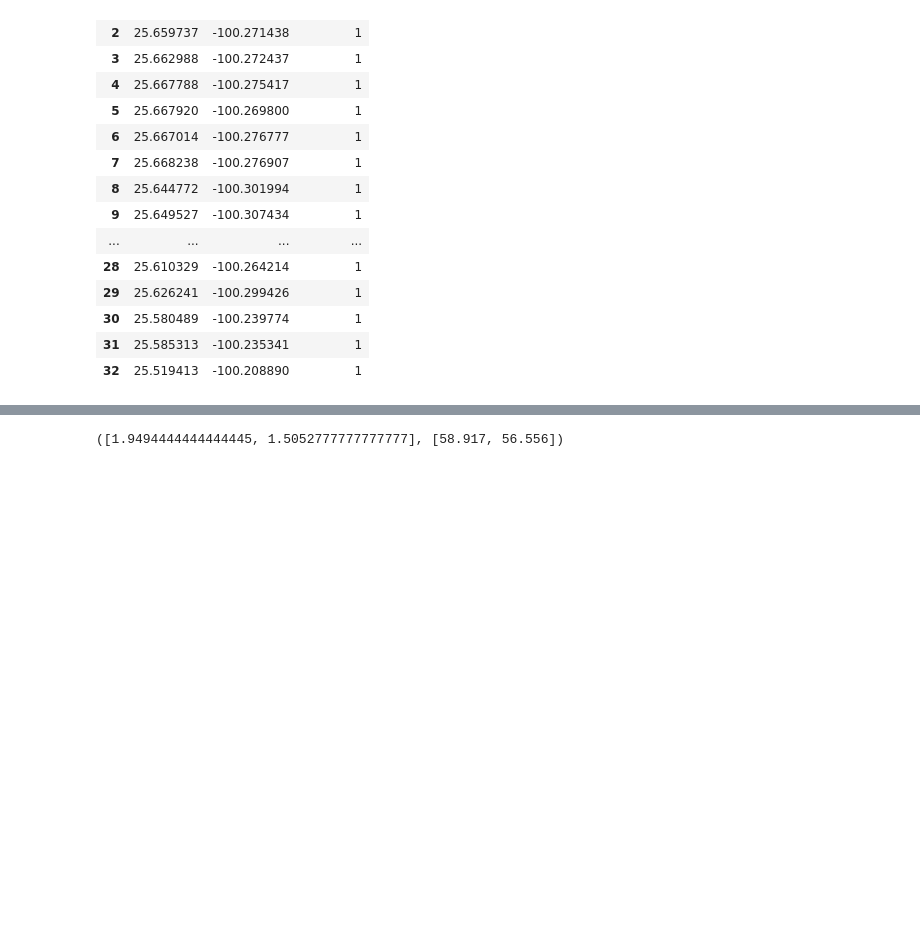
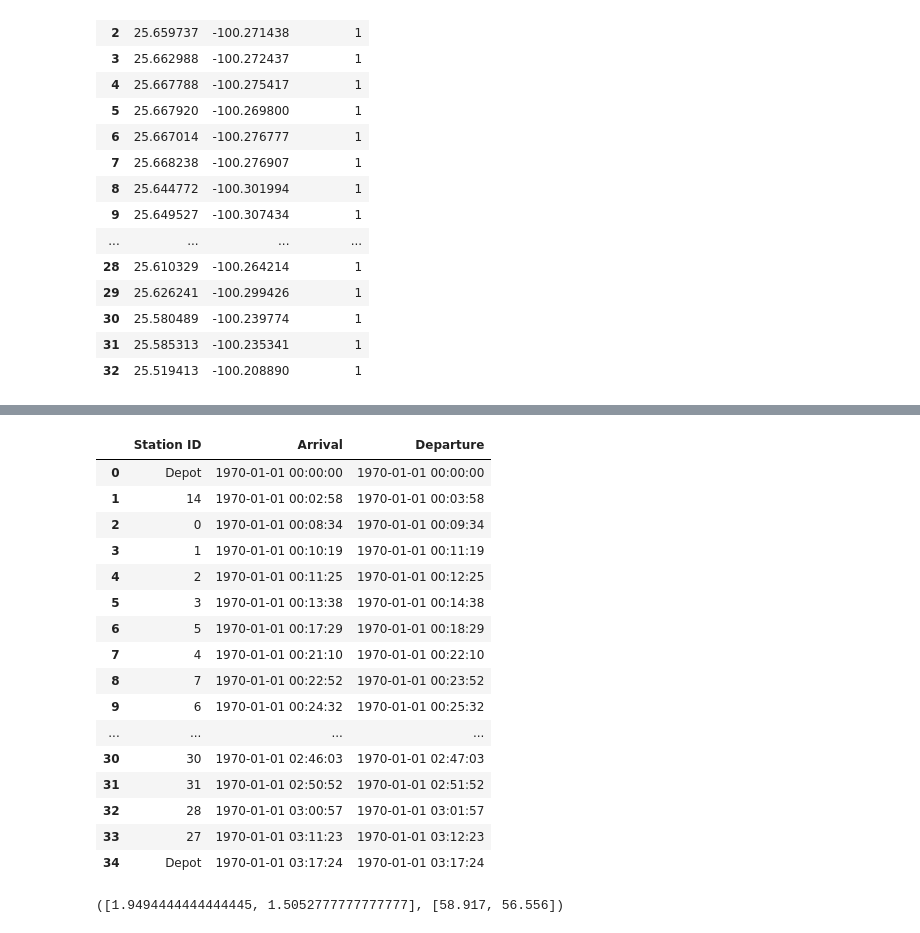
Before and after one commit to LaloHGz/CarpoolingRouteOptimizer, a Jupyter notebook: routegenerator.ipynb, the cells around one changed output, grey strips where cells are left out. Saved outputs shown, nothing was run; the diff lists cells and outputs as text; code cells hidden in the pictures; blank space fills up the shorter version.

```diff
--- a/routegenerator.ipynb
+++ b/routegenerator.ipynb
@@ -261,0 +301,2 @@ dfporK
+# %%
+result =routesGenerator(2,2,5)
@@ -262,3 +307,40 @@ dfporK
+# %%
+stations = list()
+for route in result['routes']:
+    vehicle = list()
+    for step in route["steps"]:
+        vehicle.append(
+            [
+                step.get("job", "Depot"),  # Station ID
+                step["arrival"],  # Arrival time
+                step["arrival"] + step.get("service", 0),  # Departure time
+
+            ]
+        )
+    stations.append(vehicle)
+
+df_stations_0 = pd.DataFrame(stations[0], columns=["Station ID", "Arrival", "Departure"])
+df_stations_0['Arrival'] = pd.to_datetime(df_stations_0['Arrival'], unit='s')
+df_stations_0['Departure'] = pd.to_datetime(df_stations_0['Departure'], unit='s')
+df_stations_0
+# %% [output]
+|  | Station ID | Arrival | Departure |
+| 0 | Depot | 1970-01-01 00:00:00 | 1970-01-01 00:00:00 |
+| 1 | 14 | 1970-01-01 00:02:58 | 1970-01-01 00:03:58 |
+| 2 | 0 | 1970-01-01 00:08:34 | 1970-01-01 00:09:34 |
+| 3 | 1 | 1970-01-01 00:10:19 | 1970-01-01 00:11:19 |
+| 4 | 2 | 1970-01-01 00:11:25 | 1970-01-01 00:12:25 |
+| 5 | 3 | 1970-01-01 00:13:38 | 1970-01-01 00:14:38 |
+| 6 | 5 | 1970-01-01 00:17:29 | 1970-01-01 00:18:29 |
+| 7 | 4 | 1970-01-01 00:21:10 | 1970-01-01 00:22:10 |
+| 8 | 7 | 1970-01-01 00:22:52 | 1970-01-01 00:23:52 |
+| 9 | 6 | 1970-01-01 00:24:32 | 1970-01-01 00:25:32 |
+| ... | ... | ... | ... |
+| 30 | 30 | 1970-01-01 02:46:03 | 1970-01-01 02:47:03 |
+| 31 | 31 | 1970-01-01 02:50:52 | 1970-01-01 02:51:52 |
+| 32 | 28 | 1970-01-01 03:00:57 | 1970-01-01 03:01:57 |
+| 33 | 27 | 1970-01-01 03:11:23 | 1970-01-01 03:12:23 |
+| 34 | Depot | 1970-01-01 03:17:24 | 1970-01-01 03:17:24 |
 # %%
 routesGenerator(1,2,4)
 # %% [output]
```
Also changed, not shown: parts of 19 cells of this notebook, 1 other file.
